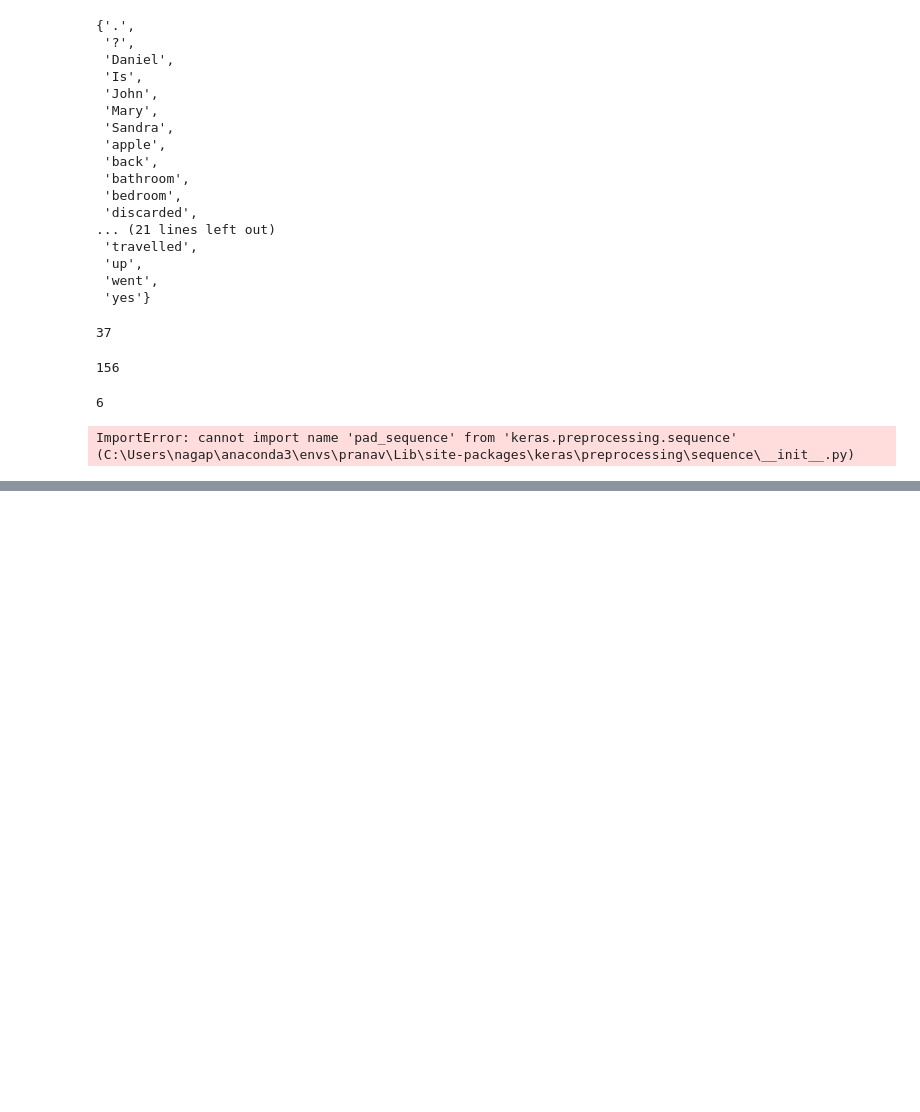
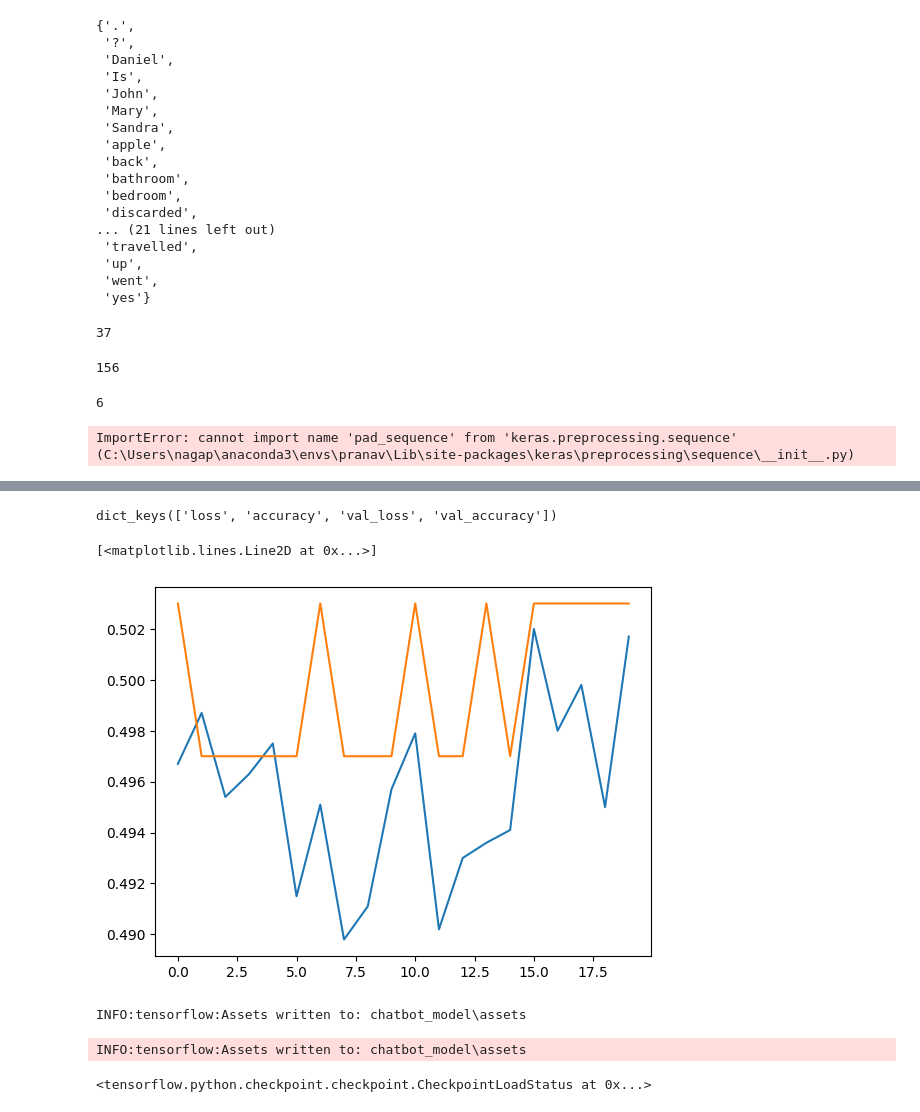
Before and after one commit to pranav-tec/chat_bot, a Jupyter notebook: Chatbot.ipynb, the cells around one changed output, grey strips where cells are left out. Drawn from its saved outputs; the diff is of its cells as text; code cells hidden in the pictures; blank space fills up the shorter version.

Commit message:
commited the full code with model cretion and training

```diff
--- a/Chatbot.ipynb
+++ b/Chatbot.ipynb
@@ -161,0 +258,8 @@ def vectorized_stories(data.word_index=tokenizer.word_index,max_story_len=max_st
+# %%
+answer = Dropout(0.5)(answer)
+answer = Dense(vocab_len)(answer)
+# %%
+answer = Activation('softmax')(answer)
+# %%
+model = Model([input_sequence,question],answer)
+model.compile(optimizer='rmsprop',loss='categorical_crossentropy',metrics=['accuracy'])
@@ -161,0 +286,2 @@ def vectorized_stories(data.word_index=tokenizer.word_index,max_story_len=max_st
+# %%
+history = model.fit([inputs_train,queries_train],answers_train,batch_size=32,epochs=20,validation_data=([inputs_test,queries_test],answers_test))
@@ -161,0 +306,18 @@ def vectorized_stories(data.word_index=tokenizer.word_index,max_story_len=max_st
+# %%
+import matplotlib.pyplot as plt
+print(history.history.keys())
+plt.plot(history.history['accuracy'])
+plt.plot(history.history['val_accuracy'])
+# %% [output]
+dict_keys(['loss', 'accuracy', 'val_loss', 'val_accuracy'])
+[<matplotlib.lines.Line2D at 0x...>]
+[figure, added]
+# %%
+model.save("chatbot_model")
+# %% [output]
+INFO:tensorflow:Assets written to: chatbot_model\assets
+INFO:tensorflow:Assets written to: chatbot_model\assets
+# %%
+model.load_weights("chatbot_model")
+# %% [output]
+<tensorflow.python.checkpoint.checkpoint.CheckpointLoadStatus at 0x...>
```
Also changed, not shown: parts of 45 cells of this notebook, 5 other files.
